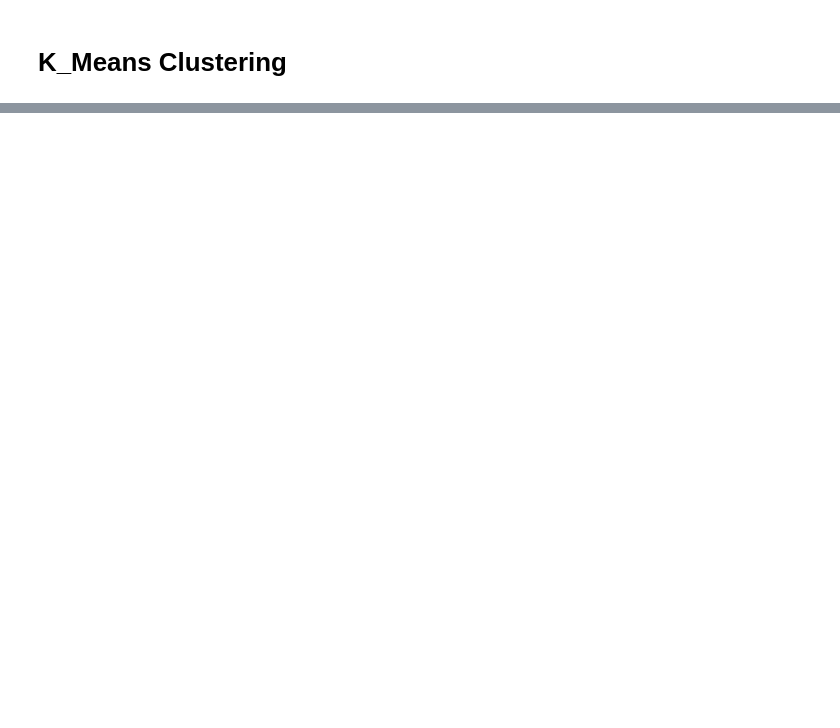
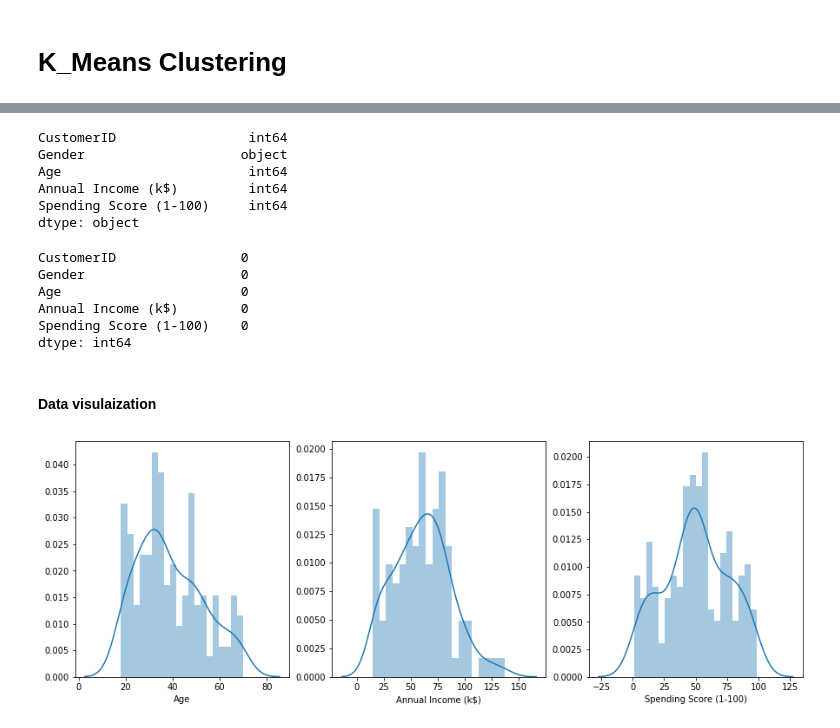
Before and after one commit to kabirnagpal/ML-Track, a Jupyter notebook: week 6.ipynb, the cells around one changed output, grey strips where cells are left out. Saved outputs shown, nothing was run; the diff lists cells and outputs as text; code cells hidden in the pictures; blank space fills up the shorter version.

```diff
--- a/week 6.ipynb
+++ b/week 6.ipynb
@@ -119,0 +76,3 @@ plt.show()
+# %%
+dataset = pd.read_csv(r'data/Mall_Customers.csv')
+dataset.head()
@@ -119,0 +98,30 @@ plt.show()
+# %%
+dataset.dtypes
+# %% [output]
+CustomerID                 int64
+Gender                    object
+Age                        int64
+Annual Income (k$)         int64
+Spending Score (1-100)     int64
+dtype: object
+# %%
+dataset.isnull().sum()
+# %% [output]
+CustomerID                0
+Gender                    0
+Age                       0
+Annual Income (k$)        0
+Spending Score (1-100)    0
+dtype: int64
+# %% [markdown]
+#### Data visulaization
+# %%
+plt.figure(figsize=(15,5))
+n=0
+for x in ['Age' , 'Annual Income (k$)' , 'Spending Score (1-100)']:
+    n+=1
+    plt.subplot(1,3,n)
+    sns.distplot(dataset[x] , bins = 20)
+plt.show()
+# %% [output]
+[figure, added]
```
Also changed, not shown: parts of 130 cells of this notebook, 7 other files.
